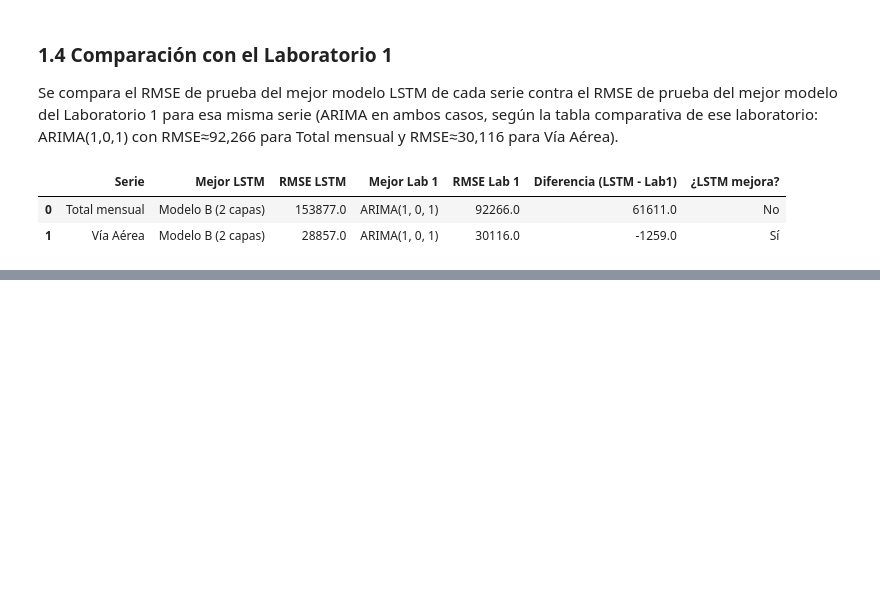
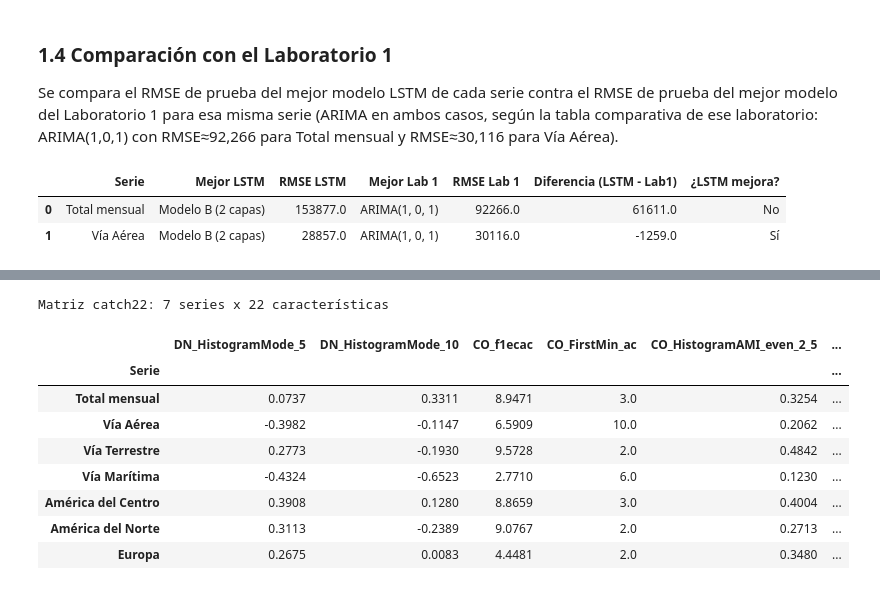
Before and after one commit to Ikeel04/Labs-DS, a Jupyter notebook: Lab2/Laboratorio2_LSTM.ipynb, the cells around one changed output, grey strips where cells are left out. Drawn from its saved outputs; the diff is of its cells as text; code cells hidden in the pictures; blank space fills up the shorter version.

Commit message:
catch22, matriz y estandarización

```diff
--- a/Lab2/Laboratorio2_LSTM.ipynb
+++ b/Lab2/Laboratorio2_LSTM.ipynb
@@ -493,0 +502,30 @@ En ambos casos (selección entre modelos LSTM y comparación contra el Laborator
+# %%
+import pycatch22
+
+def build_monthly_full(mask_df):
+    mensual = mask_df.groupby(["Año", "Mes cod"])["Viajero"].sum().reset_index()
+    fechas = pd.to_datetime(dict(year=mensual["Año"], month=mensual["Mes cod"], day=1))
+    s = pd.Series(mensual["Viajero"].values, index=pd.DatetimeIndex(fechas))
+    full_idx = pd.date_range(s.index.min(), s.index.max(), freq="MS")
+    s = s.reindex(full_idx, fill_value=0)
+    s.index.freq = "MS"
+    return s
+
+ts_terrestre = build_monthly_full(df_series[df_series["Vía"] == "Terrestre"])
+ts_maritima  = build_monthly_full(df[df["Vía"] == "Marítima"])  # excepción: sin filtro de tipo
+ts_centro    = build_monthly_full(df_series[df_series["Región dos"] == "América Del Centro"])
+ts_norte     = build_monthly_full(df_series[df_series["Región dos"] == "América Del Norte"])
+ts_europa    = build_monthly_full(df_series[df_series["Región dos"] == "Europa"])
+
+todas_series = {
+    "Total mensual": ts_total,
+    "Vía Aérea": ts_aerea,
+    "Vía Terrestre": ts_terrestre,
+    "Vía Marítima": ts_maritima,
+    "América del Centro": ts_centro,
+    "América del Norte": ts_norte,
+    "Europa": ts_europa,
+}
+
+for nombre, s in todas_series.items():
+    print(f"{nombre:20s} n={len(s)} ceros={(s == 0).sum()}")
@@ -493,0 +544,21 @@ En ambos casos (selección entre modelos LSTM y comparación contra el Laborator
+# %%
+catch22_rows = {}
+for nombre, s in todas_series.items():
+    resultado = pycatch22.catch22_all(s.values.astype(float))
+    catch22_rows[nombre] = dict(zip(resultado["names"], resultado["values"]))
+
+catch22_df = pd.DataFrame(catch22_rows).T  # filas = series, columnas = características
+catch22_df.index.name = "Serie"
+print(f"Matriz catch22: {catch22_df.shape[0]} series x {catch22_df.shape[1]} características")
+catch22_df
+# %% [output]
+Matriz catch22: 7 series x 22 características
+|  | DN_HistogramMode_5 | DN_HistogramMode_10 | CO_f1ecac | CO_FirstMin_ac | CO_HistogramAMI_even_2_5 | ... |
+| Serie |  |  |  |  |  | ... |
+| Total mensual | 0.0737 | 0.3311 | 8.9471 | 3.0 | 0.3254 | ... |
+| Vía Aérea | -0.3982 | -0.1147 | 6.5909 | 10.0 | 0.2062 | ... |
+| Vía Terrestre | 0.2773 | -0.1930 | 9.5728 | 2.0 | 0.4842 | ... |
+| Vía Marítima | -0.4324 | -0.6523 | 2.7710 | 6.0 | 0.1230 | ... |
+| América del Centro | 0.3908 | 0.1280 | 8.8659 | 3.0 | 0.4004 | ... |
+| América del Norte | 0.3113 | -0.2389 | 9.0767 | 2.0 | 0.2713 | ... |
+| Europa | 0.2675 | 0.0083 | 4.4481 | 2.0 | 0.3480 | ... |
```
Also changed, not shown: parts of 6 cells of this notebook.
